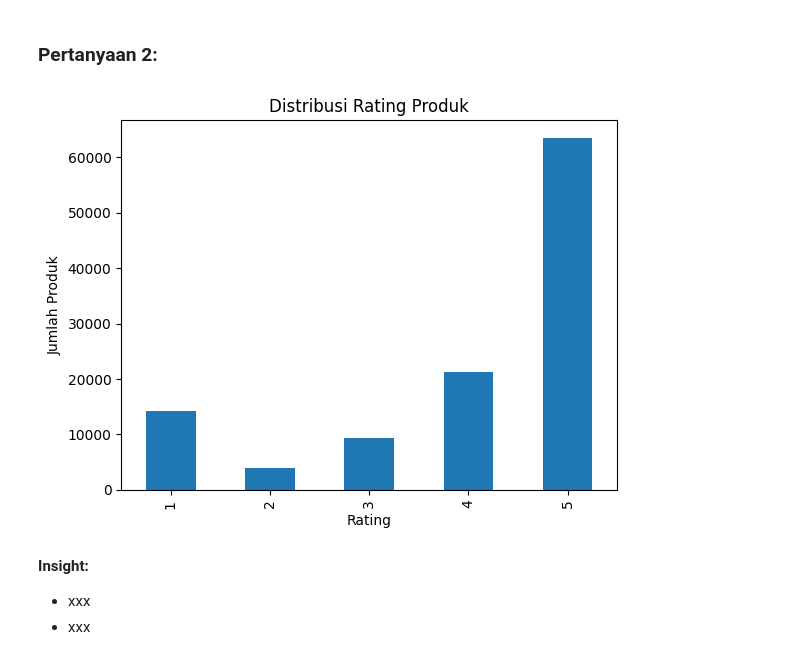
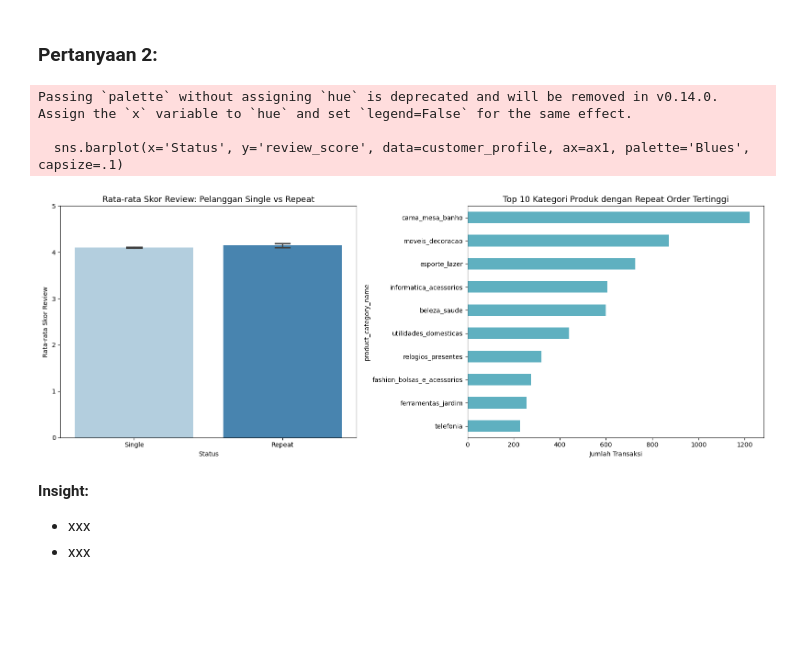
Before and after one commit to Dziarur/Analis-Fundamental-Data, a Jupyter notebook: notebook.ipynb, the cells around one changed output. Cells and saved outputs as stored; diff of their text form; code cells hidden in the pictures; blank space fills up the shorter version.

```diff
--- a/notebook.ipynb
+++ b/notebook.ipynb
@@ -444,2 +384,8 @@ dtype: float64
+# %%
+customer_profile = df.groupby('customer_unique_id').agg({
+    'order_id': 'nunique',
+    'review_score': 'mean'
+}).reset_index()
+customer_profile['Status'] = customer_profile['order_id'].apply(lambda x: 'Repeat' if x > 1 else 'Single')
 # %%
 df_download = df[
@@ -503,13 +466,29 @@ plt.show()
 # %% [markdown]
 ### Pertanyaan 2:
-# %%
-rating_df['review_score'].value_counts().sort_index().plot(kind='bar')
-plt.title("Distribusi Rating Produk")
-plt.xlabel("Rating")
-plt.ylabel("Jumlah Produk")
-plt.show()
-# %% [output]
-[figure, removed]
+# %%
+fig, (ax1, ax2) = plt.subplots(1, 2, figsize=(16, 6))
+
+sns.barplot(x='Status', y='review_score', data=customer_profile, ax=ax1, palette='Blues', capsize=.1)
+ax1.set_title('Rata-rata Skor Review: Pelanggan Single vs Repeat', fontsize=13)
+ax1.set_ylabel('Rata-rata Skor Review')
+ax1.set_ylim(0, 5)
+
+repeat_cust_ids = customer_profile[customer_profile['Status'] == 'Repeat']['customer_unique_id']
+repeat_data = df[df['customer_unique_id'].isin(repeat_cust_ids)]
+top_repeat_cats = repeat_data['product_category_name'].value_counts().head(10)
+
+top_repeat_cats.plot(kind='barh', ax=ax2, color='#5fb0c0')
+ax2.set_title('Top 10 Kategori Produk dengan Repeat Order Tertinggi', fontsize=13)
+ax2.set_xlabel('Jumlah Transaksi')
+ax2.invert_yaxis() # Kategori tertinggi di atas
+
+plt.tight_layout()
+plt.show()
+# %% [output]
+Passing `palette` without assigning `hue` is deprecated and will be removed in v0.14.0. Assign the `x` variable to `hue` and set `legend=False` for the same effect.
+
+  sns.barplot(x='Status', y='review_score', data=customer_profile, ax=ax1, palette='Blues', capsize=.1)
+[figure, added]
 # %% [markdown]
 **Insight:**
 - xxx
```
Also changed, not shown: parts of 16 cells of this notebook, 1 other file.
